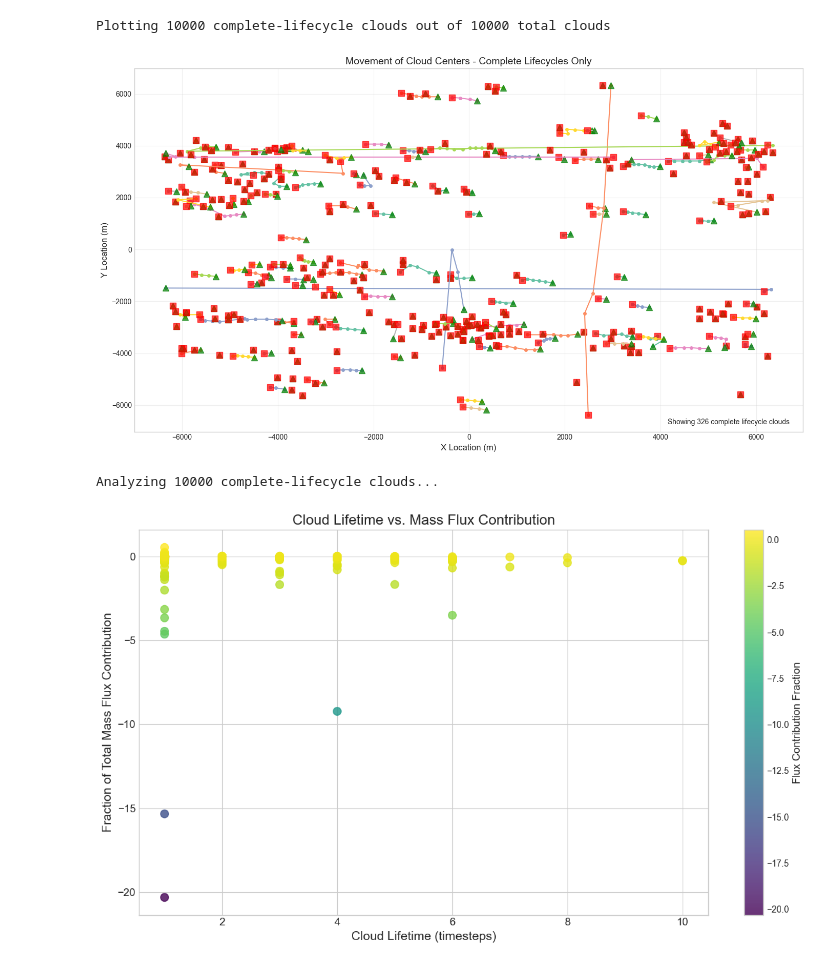
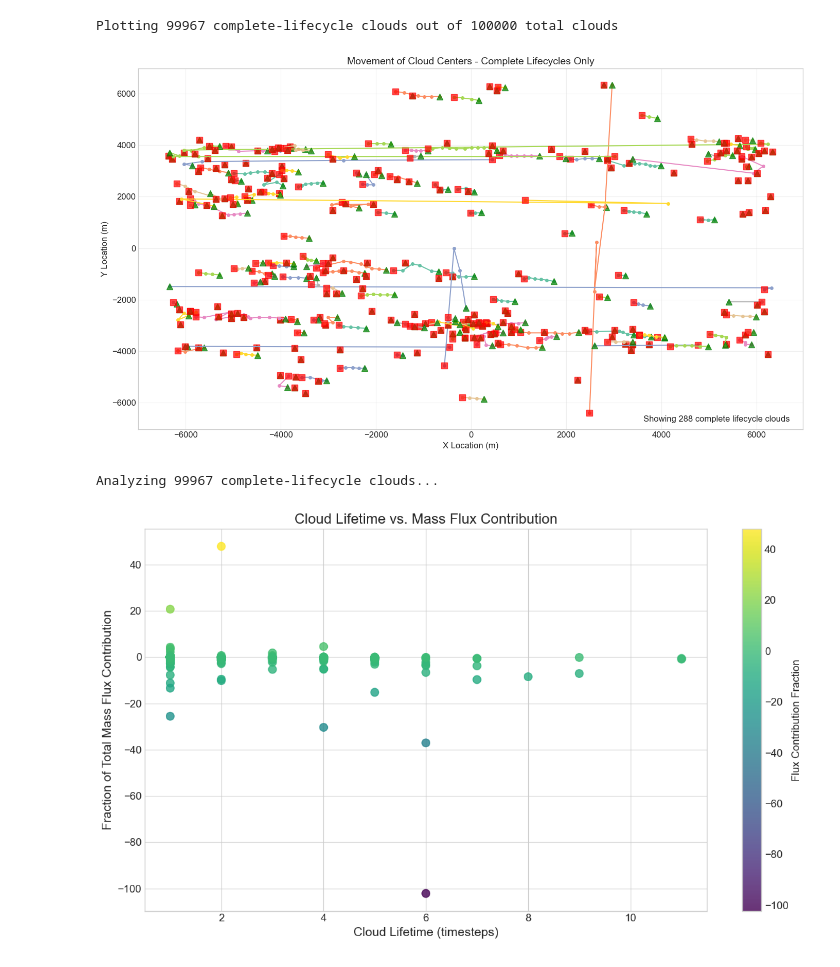
Before and after one commit to jurezgubic/CloudTracking, a Jupyter notebook: analysis/output_analysis_mass_flux.ipynb, the cells around one changed output. Cells and saved outputs as stored; diff of their text form; code cells hidden in the pictures.

```diff
--- a/analysis/output_analysis_mass_flux.ipynb
+++ b/analysis/output_analysis_mass_flux.ipynb
@@ -5,7 +5,7 @@ from netCDF4 import Dataset
 import numpy as np
 import matplotlib.cm as cm
 
-nc_file = '../cloud_results.nc'  # Replace this with your actual NetCDF file path
+nc_file = '../cloud_results_temp.nc'  # Replace this with your actual NetCDF file path
 dataset = Dataset(nc_file, 'r')
 
 # Load valid_track to identify complete lifecycle clouds
@@ -40,42 +40,42 @@ for cloud_idx in range(len(valid_cloud_indices)):
             # Plot the track with a label showing cloud ID and duration
             plt.plot(x_centers[cloud_idx, valid_idx], y_centers[cloud_idx, valid_idx], '-o',
                     color=colors(color_idx), linewidth=1.5, markersize=4,
                     label=f'Cloud {cloud_idx+1} ({track_duration} steps)')
 
             # Optionally add start/end markers
             plt.plot(x_centers[cloud_idx, valid_idx][0], y_centers[cloud_idx, valid_idx][0], 'g^',
                     markersize=8, alpha=0.7)  # Green triangle for start
             plt.plot(x_centers[cloud_idx, valid_idx][-1], y_centers[cloud_idx, valid_idx][-1], 'rs',
                     markersize=8, alpha=0.7)  # Red square for end
 
             color_idx += 1  # Move to the next color for the next active cloud
 
 plt.xlabel('X Location (m)', fontsize=12)
 plt.ylabel('Y Location (m)', fontsize=12)
 plt.title('Movement of Cloud Centers - Complete Lifecycles Only', fontsize=14)
 plt.grid(True, alpha=0.3)
 
 # Only show legend if there aren't too many clouds to keep it readable
 if active_num_clouds <= 15:
     plt.legend(loc='upper left', bbox_to_anchor=(1.01, 1), fontsize=10)
 else:
     plt.text(0.98, 0.02, f"Showing {active_num_clouds} complete lifecycle clouds",
              horizontalalignment='right', transform=plt.gca().transAxes)
 
 plt.tight_layout()
 plt.show()
 
 dataset.close()
 # %% [output]
-Plotting 10000 complete-lifecycle clouds out of 10000 total clouds
+Plotting 99967 complete-lifecycle clouds out of 100000 total clouds
-[figure, old version]
+[figure, new version]
 # %%
 import matplotlib.pyplot as plt
 from netCDF4 import Dataset
 import numpy as np
 
 # --- 1. Data Loading and Preparation ---
-nc_file = '../cloud_results.nc'
+nc_file = '../cloud_results_temp.nc'
 try:
     dataset = Dataset(nc_file, 'r')
 
@@ -152,5 +152,5 @@ finally:
     if 'dataset' in locals():
         dataset.close()
 # %% [output]
-Analyzing 10000 complete-lifecycle clouds...
+Analyzing 99967 complete-lifecycle clouds...
-[figure, old version]
+[figure, new version]
```
Also changed, not shown: parts of 8 cells of this notebook, 2 other files.
